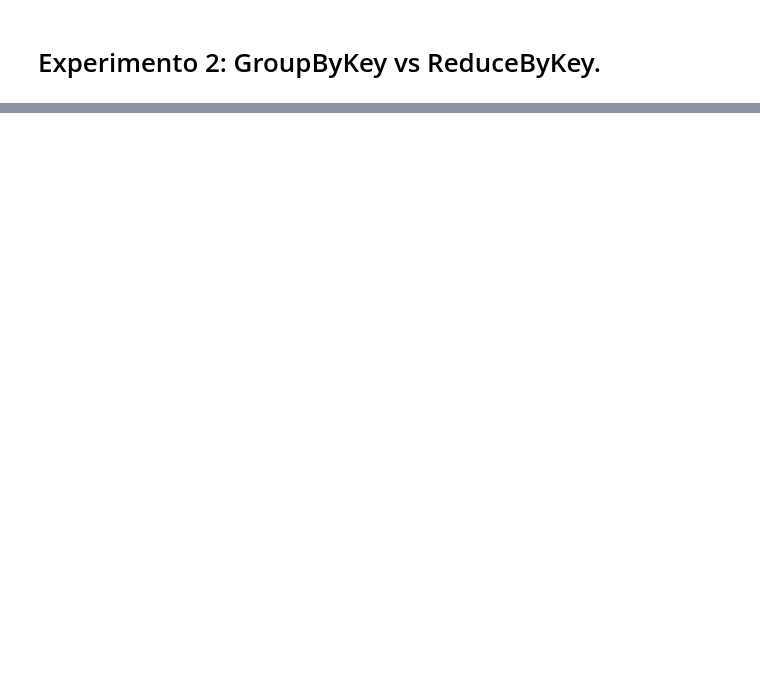
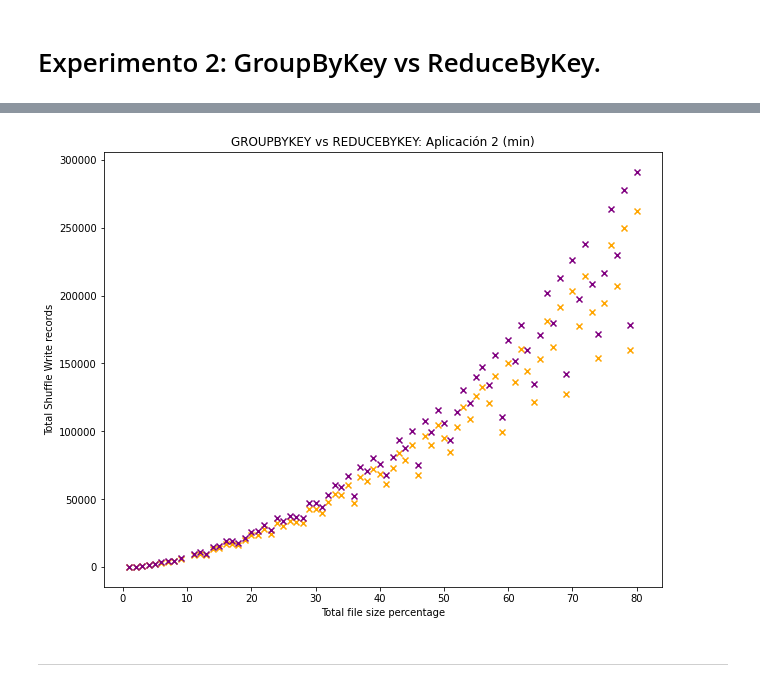
Before and after one commit to sargar19/trabajo-fin-de-grado, a Jupyter notebook: notebooks/Experimento 2.ipynb, the cells around one changed output, grey strips where cells are left out. Saved outputs shown, nothing was run; the diff lists cells and outputs as text; code cells hidden in the pictures; blank space fills up the shorter version.

```diff
--- a/notebooks/Experimento 2.ipynb
+++ b/notebooks/Experimento 2.ipynb
@@ -129,0 +246,25 @@ plt.show()
+# %%
+x_3 = group_by_reduce_2['Size percentage']
+y_3 = group_by_reduce_2['Total_Read']
+x_4 = group_by_group_2['Size percentage']
+y_4 = group_by_group_2['Total_Read']
+
+# plotting the points
+plt.figure(figsize=(10,8))
+plt.scatter(x_3, y_3, marker = 'x', color = 'orange')
+plt.scatter(x_4, y_4, marker = 'x', color = 'purple')
+
+# naming the x axis
+plt.xlabel('Total file size percentage')
+# naming the y axis
+plt.ylabel('Total Shuffle Write records')
+
+# giving a title to my graph
+plt.title('GROUPBYKEY vs REDUCEBYKEY: Aplicación 2 (min)')
+
+# function to show the plot
+plt.show()
+# %% [output]
+[figure, added]
+# %% [markdown]
+---
```
Also changed, not shown: parts of 17 cells of this notebook.
